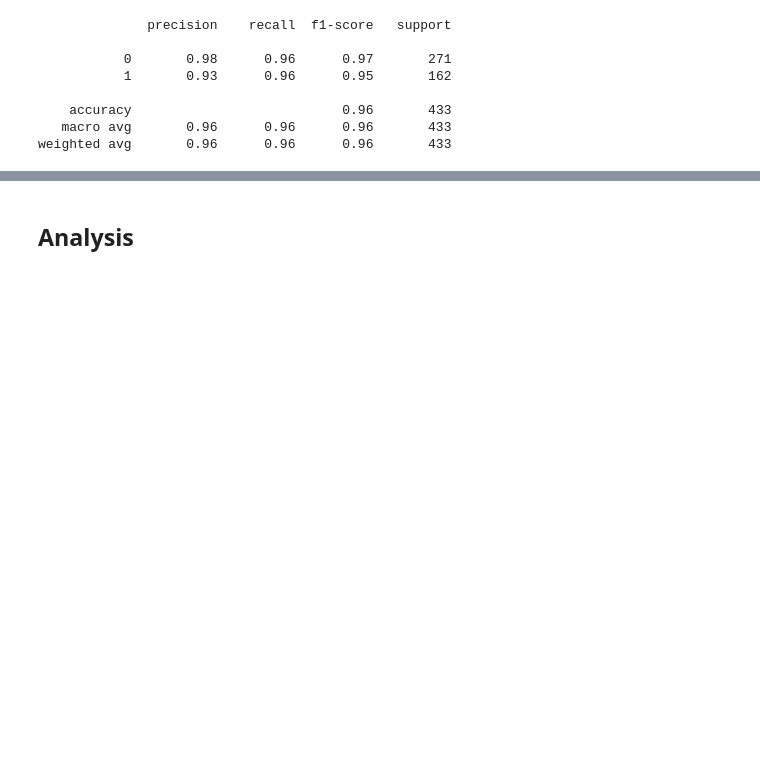
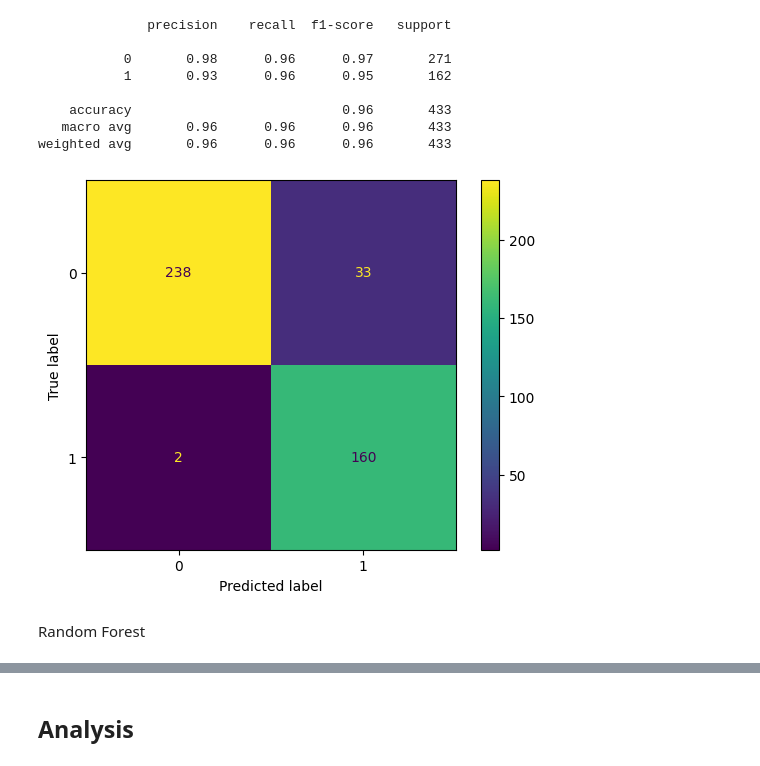
Before and after one commit to lorenzo-arcioni/soccer_stats, a Jupyter notebook: Serie-A_stats.ipynb, the cells around one changed output, grey strips where cells are left out. Drawn from its saved outputs; the diff is of its cells as text; code cells hidden in the pictures; blank space fills up the shorter version.

```diff
--- a/Serie-A_stats.ipynb
+++ b/Serie-A_stats.ipynb
@@ -286,3 +290,17 @@ print(classification_report(y_true=y_test, y_pred=y_pred))
     accuracy                           0.96       433
    macro avg       0.96      0.96      0.96       433
 weighted avg       0.96      0.96      0.96       433
+# %%
+from sklearn.metrics import accuracy_score, confusion_matrix, precision_score, recall_score, ConfusionMatrixDisplay
+
+# Generate predictions with the best model
+y_pred = best_rf.predict(X_test)
+
+# Create the confusion matrix
+cm = confusion_matrix(y_test, y_pred)
+
+ConfusionMatrixDisplay(confusion_matrix=cm).plot();
+# %% [output]
+[figure, added]
+# %% [markdown]
+Random Forest
```
Also changed, not shown: parts of 28 cells of this notebook, 13 other files.
